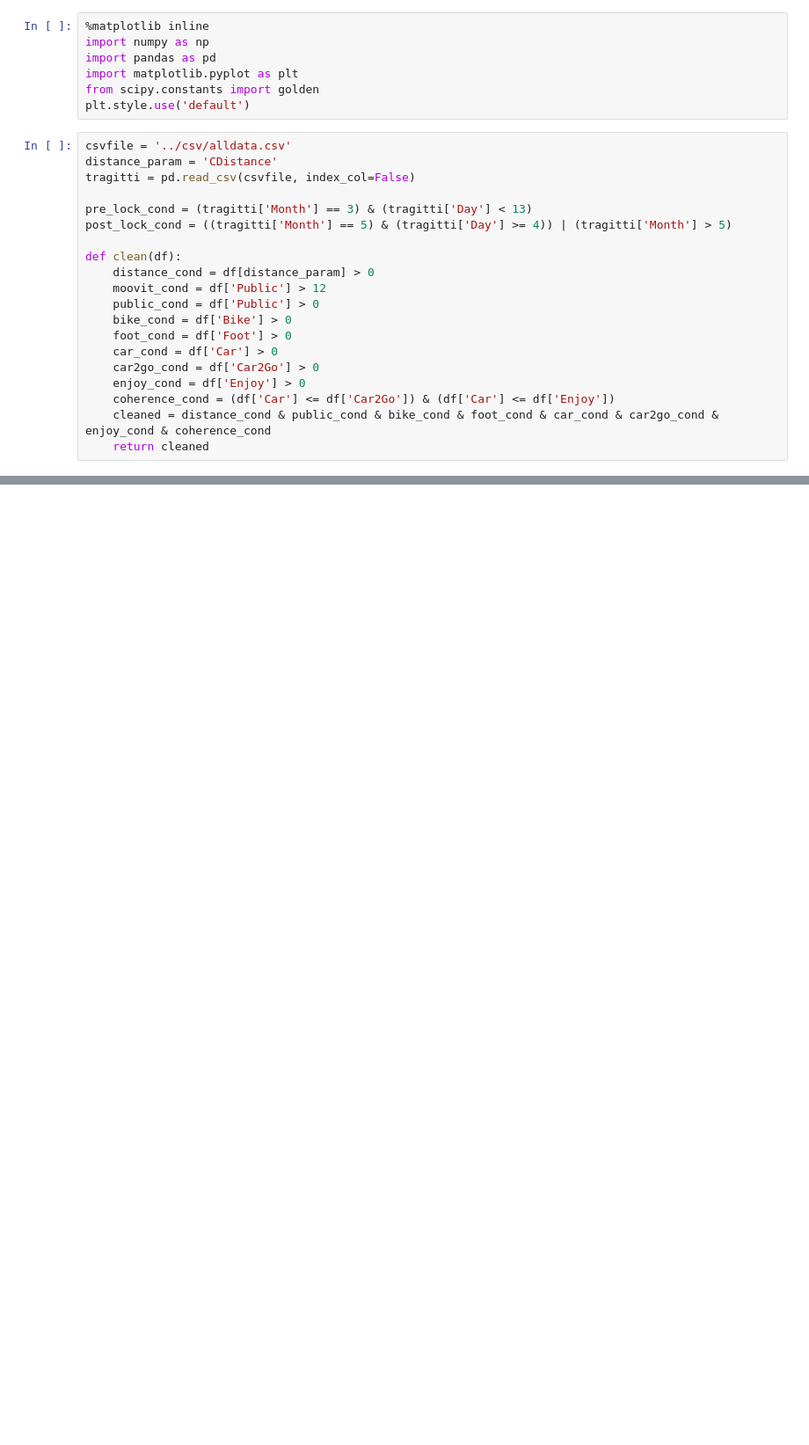
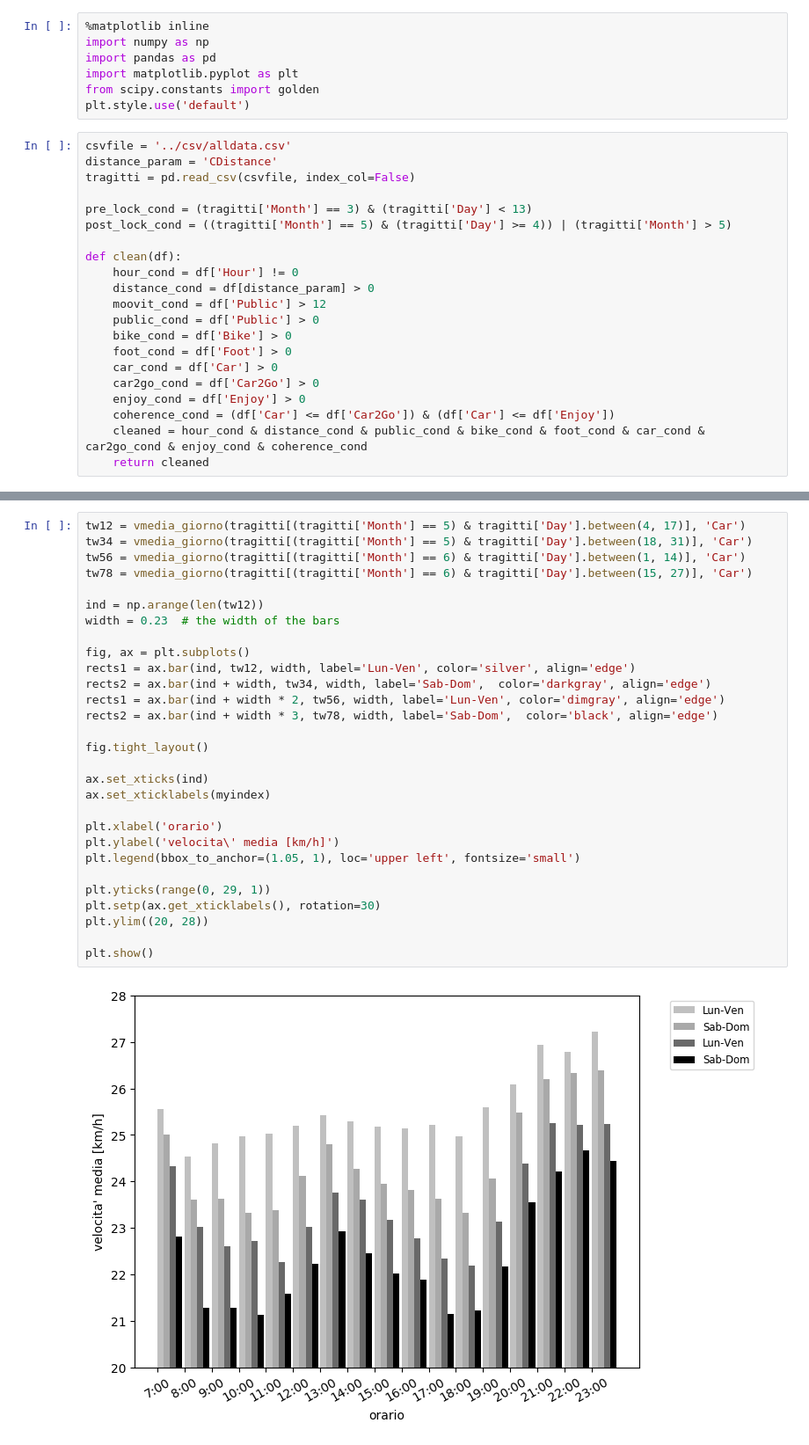
Before and after one commit to mmastrapasqua7/kowalskianalysis, a Jupyter notebook: jupyter/New/2_VariazioneVelocitaMediaOraria.ipynb, the cells around one changed output, grey strips where cells are left out. Shown at 88% size. Saved outputs shown, nothing was run; the diff lists cells and outputs as text; blank space fills up the shorter version.

```diff
--- a/jupyter/New/2_VariazioneVelocitaMediaOraria.ipynb
+++ b/jupyter/New/2_VariazioneVelocitaMediaOraria.ipynb
@@ -14,6 +14,7 @@ pre_lock_cond = (tragitti['Month'] == 3) & (tragitti['Day'] < 13)
 post_lock_cond = ((tragitti['Month'] == 5) & (tragitti['Day'] >= 4)) | (tragitti['Month'] > 5)
 
 def clean(df):
+    hour_cond = df['Hour'] != 0
     distance_cond = df[distance_param] > 0
     moovit_cond = df['Public'] > 12
     public_cond = df['Public'] > 0
@@ -23,7 +24,7 @@ def clean(df):
     car2go_cond = df['Car2Go'] > 0
     enjoy_cond = df['Enjoy'] > 0
     coherence_cond = (df['Car'] <= df['Car2Go']) & (df['Car'] <= df['Enjoy'])
-    cleaned = distance_cond & public_cond & bike_cond & foot_cond & car_cond & car2go_cond & enjoy_cond & coherence_cond
+    cleaned = hour_cond & distance_cond & public_cond & bike_cond & foot_cond & car_cond & car2go_cond & enjoy_cond & coherence_cond
     return cleaned
 # %%
 tragitti = tragitti[post_lock_cond]
@@ -140,0 +165,31 @@ dtype: float64
+# %%
+tw12 = vmedia_giorno(tragitti[(tragitti['Month'] == 5) & tragitti['Day'].between(4, 17)], 'Car')
+tw34 = vmedia_giorno(tragitti[(tragitti['Month'] == 5) & tragitti['Day'].between(18, 31)], 'Car')
+tw56 = vmedia_giorno(tragitti[(tragitti['Month'] == 6) & tragitti['Day'].between(1, 14)], 'Car')
+tw78 = vmedia_giorno(tragitti[(tragitti['Month'] == 6) & tragitti['Day'].between(15, 27)], 'Car')
+
+ind = np.arange(len(tw12))
+width = 0.23  # the width of the bars
+
+fig, ax = plt.subplots()
+rects1 = ax.bar(ind, tw12, width, label='Lun-Ven', color='silver', align='edge')
+rects2 = ax.bar(ind + width, tw34, width, label='Sab-Dom',  color='darkgray', align='edge')
+rects1 = ax.bar(ind + width * 2, tw56, width, label='Lun-Ven', color='dimgray', align='edge')
+rects2 = ax.bar(ind + width * 3, tw78, width, label='Sab-Dom',  color='black', align='edge')
+
+fig.tight_layout()
+
+ax.set_xticks(ind)
+ax.set_xticklabels(myindex)
+
+plt.xlabel('orario')
+plt.ylabel('velocita\' media [km/h]')
+plt.legend(bbox_to_anchor=(1.05, 1), loc='upper left', fontsize='small')
+
+plt.yticks(range(0, 29, 1))
+plt.setp(ax.get_xticklabels(), rotation=30)
+plt.ylim((20, 28))
+
+plt.show()
+# %% [output]
+[figure, added]
```
Also changed, not shown: parts of 4 cells of this notebook.
